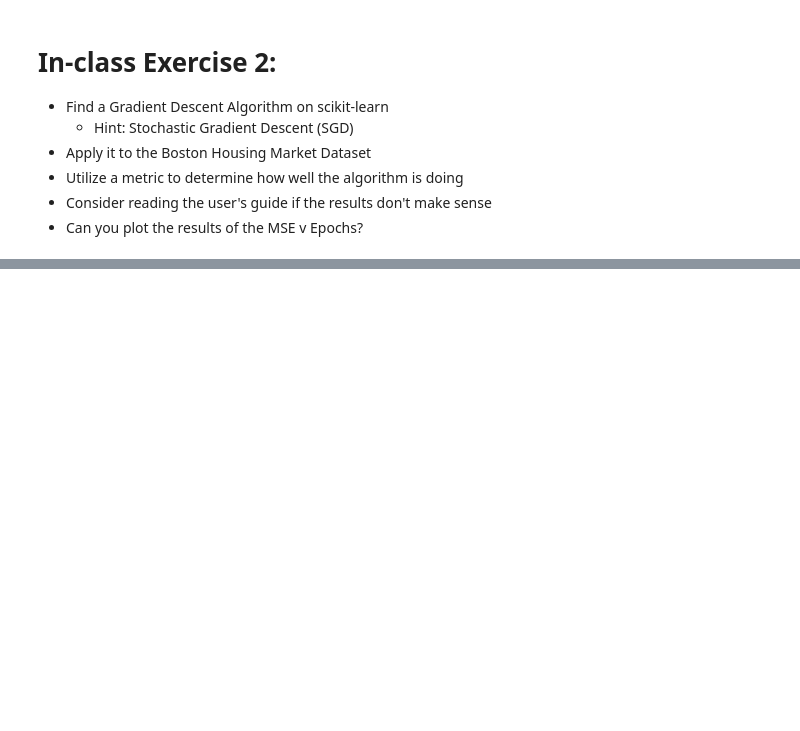
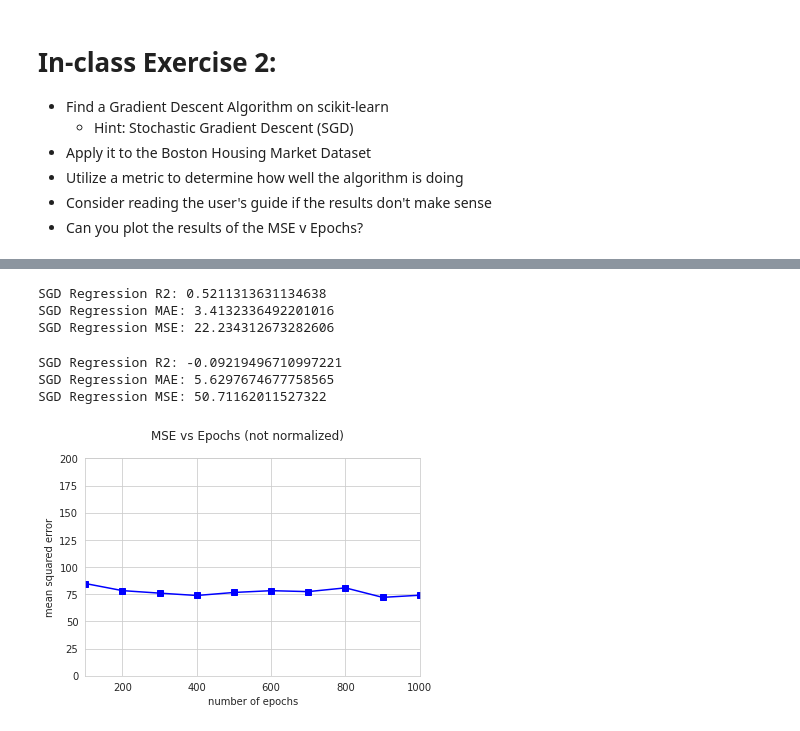
Before and after one commit to elhoth/Notes, a Jupyter notebook: Day17_Notes_perceptron_f21.ipynb, the cells around one changed output, grey strips where cells are left out. Cells and saved outputs as stored; diff of their text form; code cells hidden in the pictures; blank space fills up the shorter version.

```diff
--- a/Day17_Notes_perceptron_f21.ipynb
+++ b/Day17_Notes_perceptron_f21.ipynb
@@ -174,0 +196,68 @@ sns.FacetGrid(data,height = 6).map(plt.scatter,'MEDV','ZN')
+# %%
+#Guessing that the huge error comes from not normalizing the data:
+#normalize the data
+from sklearn.preprocessing import StandardScaler
+scaler = StandardScaler()
+scaler.fit(train_data)
+train_data_normalized = scaler.transform(train_data)
+test_data_normalized = scaler.transform(test_data)
+
+#load up scikit-learn Perceptron
+sgd = SGDRegressor()
+sgd.fit(train_data_normalized,train_sln)
+medv_sgd_predictions = sgd.predict(test_data_normalized)
+
+#output accuracy
+print("SGD Regression R2:", metrics.r2_score(test_sln, medv_sgd_predictions))
+print("SGD Regression MAE:", metrics.mean_absolute_error(test_sln, medv_sgd_predictions))
+print("SGD Regression MSE:", metrics.mean_squared_error(test_sln, medv_sgd_predictions))
+# %% [output]
+SGD Regression R2: 0.5211313631134638
+SGD Regression MAE: 3.4132336492201016
+SGD Regression MSE: 22.234312673282606
+# %%
+sgd = SGDRegressor(learning_rate="constant", eta0=0.000001, max_iter=10000000)
+sgd.fit(train_data, train_sln)
+
+pred = sgd.predict(test_data)
+
+print("SGD Regression R2:", metrics.r2_score(test_sln, pred))
+print("SGD Regression MAE:", metrics.mean_absolute_error(test_sln, pred))
+print("SGD Regression MSE:", metrics.mean_squared_error(test_sln, pred))
+# %% [output]
+SGD Regression R2: -0.09219496710997221
+SGD Regression MAE: 5.6297674677758565
+SGD Regression MSE: 50.71162011527322
+# %%
+# Plot the results of the MSE v Epochs
+#regression_SGD performs Stochastic Gradient Descent
+#input: training data, testing, data, traing solution, testing solutions, # of epochs
+#return: the mean squared error
+def regression_SGD(train, test, train_sln, test_sln, epochs):
+    sgd = SGDRegressor(eta0=0.000001, max_iter=epochs)
+    sgd.fit(train, train_sln)
+    predictions = sgd.predict(test)
+    mse = metrics.mean_squared_error(test_sln,predictions)
+    return mse
+
+# run the data over this range of epochs 1 through 10
+epoch_list = range(100, 1001, 100)
+epoch_accuracies = []
+
+for epoch in epoch_list:
+    r = regression_SGD(train_data, test_data, train_sln, test_sln, epoch)
+    epoch_accuracies.append(r)
+
+# plot the results
+import matplotlib.pyplot as plt
+%matplotlib inline
+plt.suptitle('MSE vs Epochs (not normalized)',fontsize=12)
+plt.xlabel('number of epochs')
+plt.ylabel('mean squared error')
+plt.plot(epoch_list,epoch_accuracies,'bs-')
+
+plt.axis([100,1001,0,200])
+
+plt.show()
+# %% [output]
+[figure, added]
```
Also changed, not shown: parts of 5 cells of this notebook.
